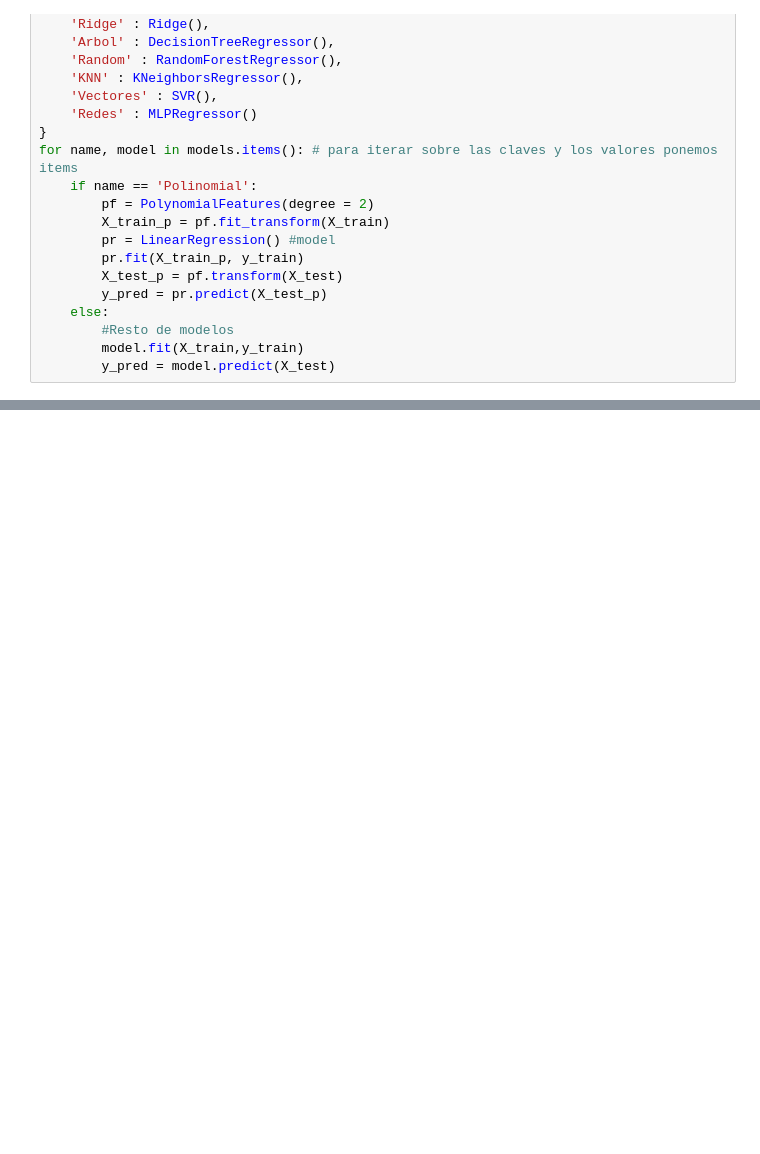
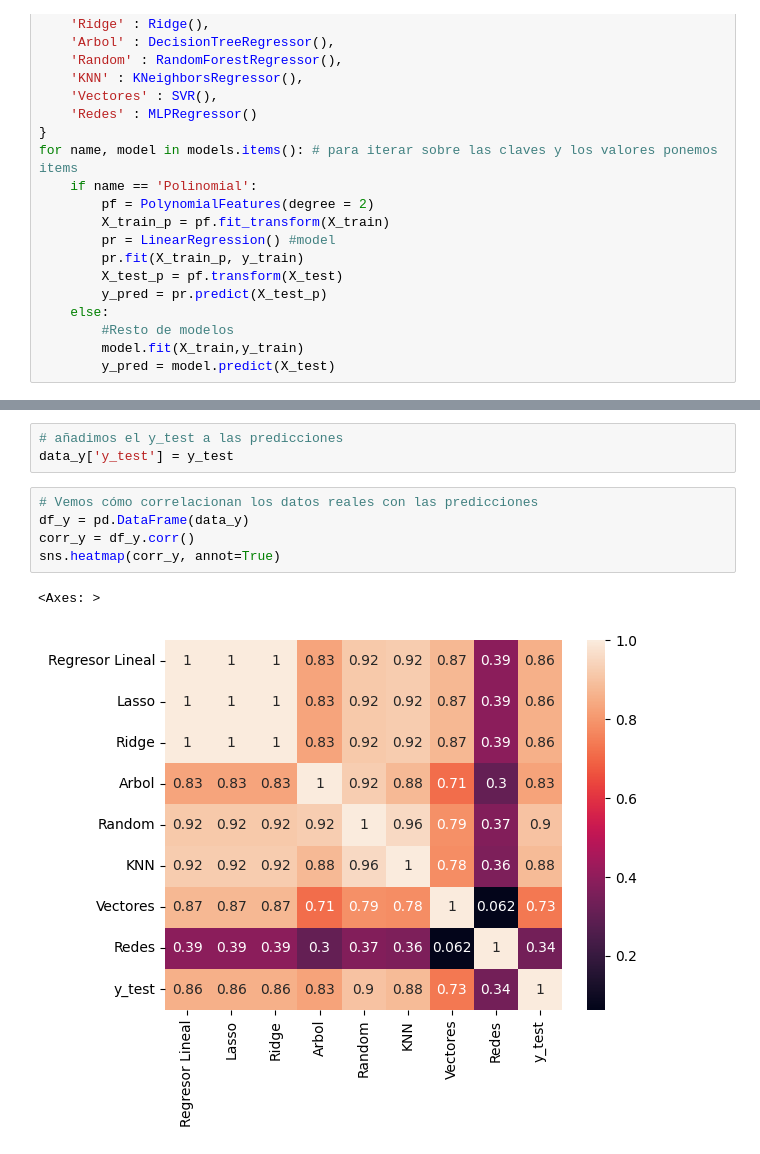
Before and after one commit to tonimartibarbera/Exercicis_Curs_Intro_analisi_de_dades_Python, a Jupyter notebook: 6a 7a i 8a sessió_Machine_Learning.ipynb, the cells around one changed output, grey strips where cells are left out. Saved outputs shown, nothing was run; the diff lists cells and outputs as text; blank space fills up the shorter version.

```diff
--- a/6a 7a i 8a sessió_Machine_Learning.ipynb
+++ b/6a 7a i 8a sessió_Machine_Learning.ipynb
@@ -387,0 +407,11 @@ for name, model in models.items(): # para iterar sobre las claves y los valores
+# %%
+# añadimos el y_test a las predicciones
+data_y['y_test'] = y_test
+# %%
+# Vemos cómo correlacionan los datos reales con las predicciones
+df_y = pd.DataFrame(data_y)
+corr_y = df_y.corr()
+sns.heatmap(corr_y, annot=True)
+# %% [output]
+<Axes: >
+[figure, added]
```
Also changed, not shown: parts of 3 cells of this notebook.
